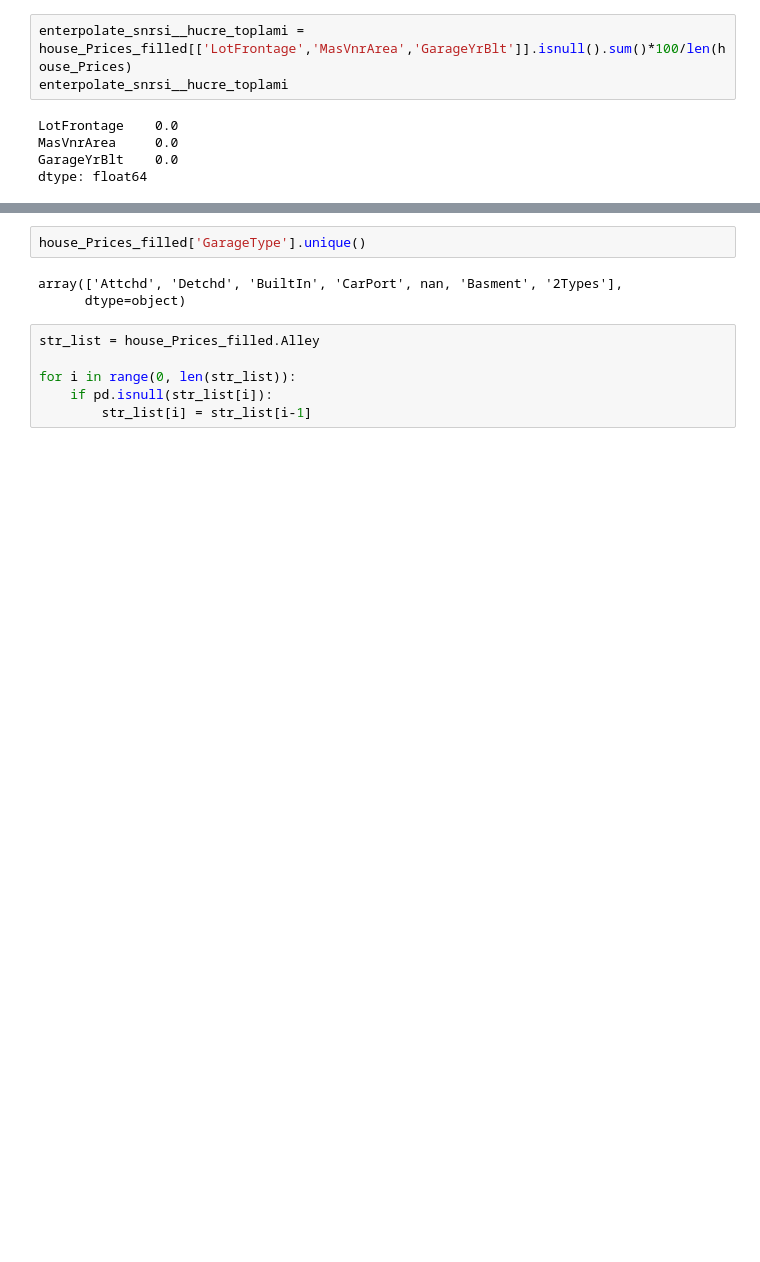
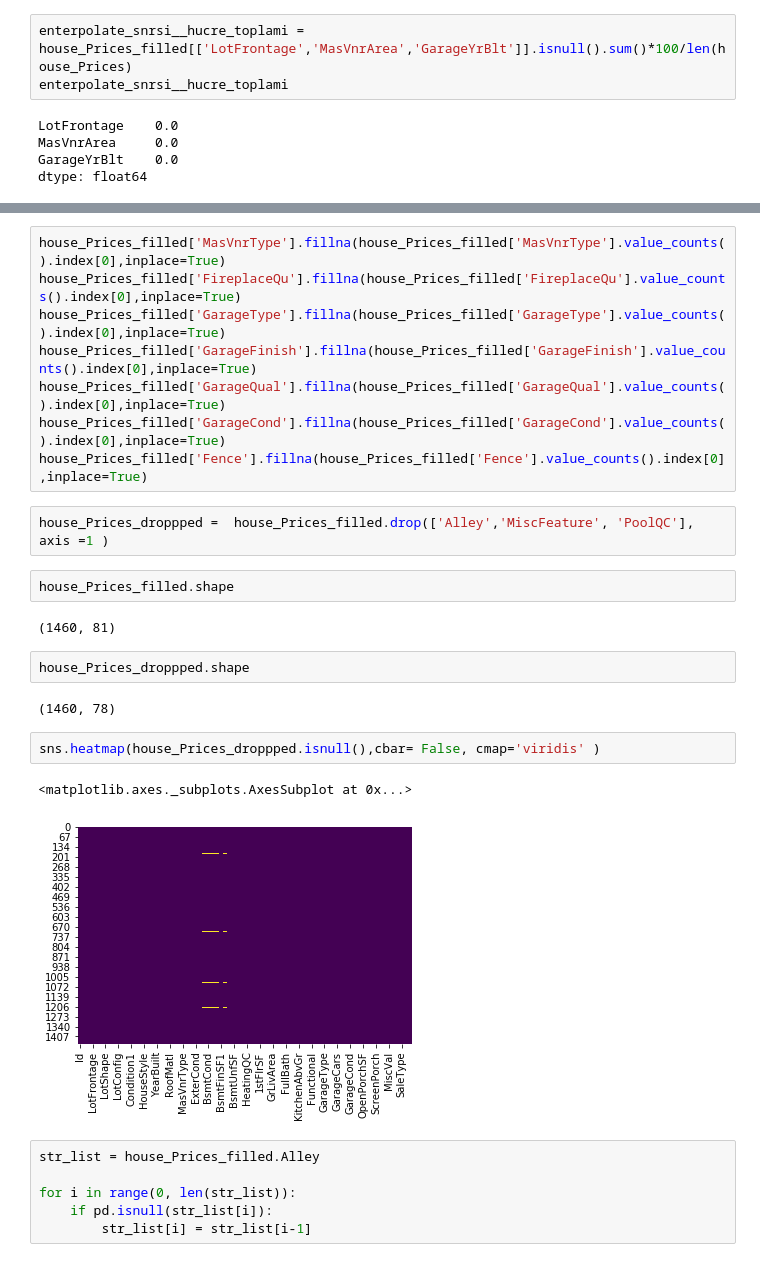
Before and after one commit to EceDolen/Bootcamp_-Bolum_6, a Jupyter notebook: Regresyon_Odev_2.ipynb, the cells around one changed output, grey strips where cells are left out. Saved outputs shown, nothing was run; the diff lists cells and outputs as text; blank space fills up the shorter version.

```diff
--- a/Regresyon_Odev_2.ipynb
+++ b/Regresyon_Odev_2.ipynb
@@ -247,8 +260,26 @@ fill_list_str = ['Alley','MasVnrType', 'FireplaceQu', 'GarageType', 'GarageFinis
-# %%
-house_Prices_filled['GarageType'].unique()
-# %% [output]
-array(['Attchd', 'Detchd', 'BuiltIn', 'CarPort', nan, 'Basment', '2Types'],
-      dtype=object)
+# %%
+house_Prices_filled['MasVnrType'].fillna(house_Prices_filled['MasVnrType'].value_counts().index[0],inplace=True)
+house_Prices_filled['FireplaceQu'].fillna(house_Prices_filled['FireplaceQu'].value_counts().index[0],inplace=True)
+house_Prices_filled['GarageType'].fillna(house_Prices_filled['GarageType'].value_counts().index[0],inplace=True)
+house_Prices_filled['GarageFinish'].fillna(house_Prices_filled['GarageFinish'].value_counts().index[0],inplace=True)
+house_Prices_filled['GarageQual'].fillna(house_Prices_filled['GarageQual'].value_counts().index[0],inplace=True)
+house_Prices_filled['GarageCond'].fillna(house_Prices_filled['GarageCond'].value_counts().index[0],inplace=True)
+house_Prices_filled['Fence'].fillna(house_Prices_filled['Fence'].value_counts().index[0],inplace=True)
+# %%
+house_Prices_droppped =  house_Prices_filled.drop(['Alley','MiscFeature', 'PoolQC'], axis =1 )
+# %%
+house_Prices_filled.shape
+# %% [output]
+(1460, 81)
+# %%
+house_Prices_droppped.shape
+# %% [output]
+(1460, 78)
+# %%
+sns.heatmap(house_Prices_droppped.isnull(),cbar= False, cmap='viridis' )
+# %% [output]
+<matplotlib.axes._subplots.AxesSubplot at 0x...>
+[figure, added]
 # %%
 str_list = house_Prices_filled.Alley
 
```
Also changed, not shown: parts of 3 cells of this notebook.
